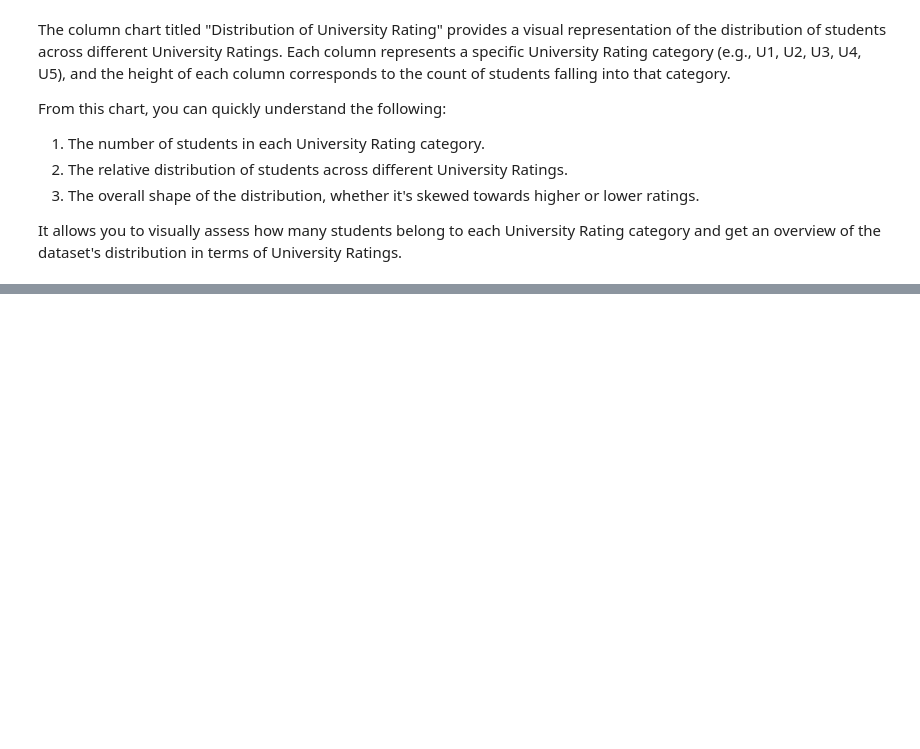
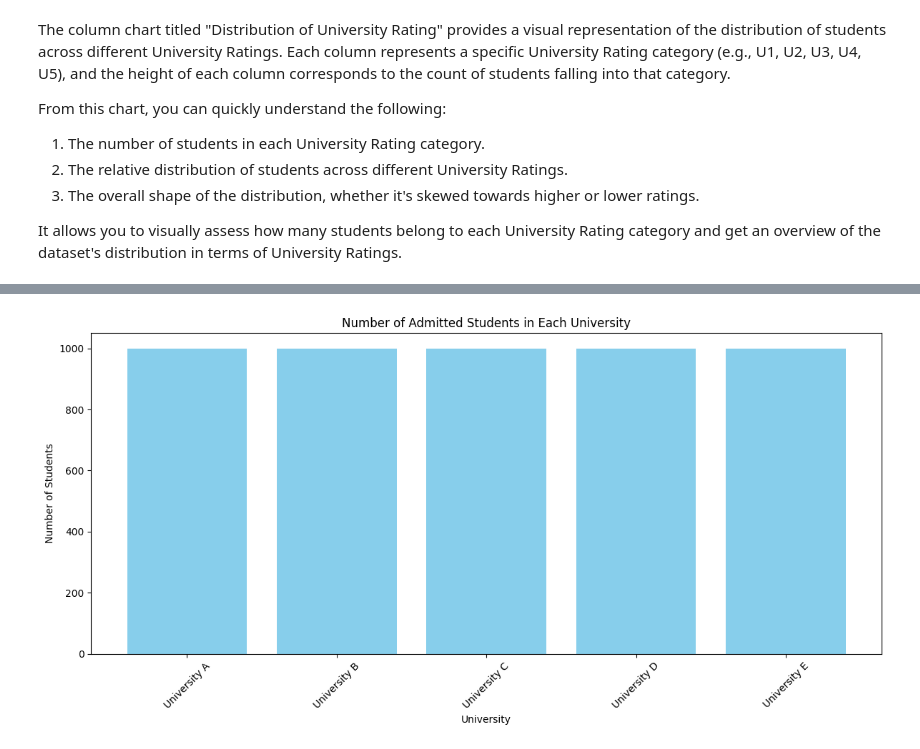
Before and after one commit to aritradey-CS/Admission-Prediction, a Jupyter notebook: _Test_Module_Oct23.ipynb, the cells around one changed output, grey strips where cells are left out. Cells and saved outputs as stored; diff of their text form; code cells hidden in the pictures; blank space fills up the shorter version.

```diff
--- a/_Test_Module_Oct23.ipynb
+++ b/_Test_Module_Oct23.ipynb
@@ -1389,0 +1689,75 @@ It allows you to visually assess how many students belong to each University Rat
+# %%
+import random
+import pandas as pd
+import matplotlib.pyplot as plt
+
+# Generate sample student data
+num_students = 1000
+student_data = {
+    'GRE Score': [random.randint(290, 340) for _ in range(num_students)],
+    'TOEFL Score': [random.randint(80, 120) for _ in range(num_students)],
+    'CGPA': [round(random.uniform(6, 10), 2) for _ in range(num_students)]
+}
+
+# Create a DataFrame for student data
+df = pd.DataFrame(student_data)
+
+# Define a custom "Chance of Admit" function with different cutoffs
+def custom_chance_of_admit(gre_score, toefl_score, cgpa):
+    # Define weights for GRE, TOEFL, and CGPA (you can adjust these weights)
+    gre_weight = 0.3
+    toefl_weight = 0.3
+    cgpa_weight = 0.4
+
+    # Calculate the score based on the weighted sum
+    score = (gre_score * gre_weight) + (toefl_score * toefl_weight) + (cgpa * cgpa_weight)
+
+    return score
+
+# Calculate the custom "Chance of Admit" for each student
+df['Custom Chance of Admit'] = df.apply(lambda row: custom_chance_of_admit(row['GRE Score'], row['TOEFL Score'], row['CGPA']), axis=1)
+
+# Define different cutoffs for students and universities
+student_cutoff = 0.8
+university_cutoffs = {
+    'University A': 0.85,
+    'University B': 0.82,
+    'University C': 0.78,
+    'University D': 0.75,
+    'University E': 0.72
+}
+
+# Initialize a dictionary to store admitted students for each university
+admitted_students = {university: df[df['Custom Chance of Admit'] >= university_cutoff] for university, university_cutoff in university_cutoffs.items()}
+
+# Create a bar chart for the number of admitted students in each university
+fig, ax = plt.subplots(figsize=(12, 6))
+ax.bar(admitted_students.keys(), [len(students) for students in admitted_students.values()], color='skyblue')
+ax.set_title('Number of Admitted Students in Each University')
+ax.set_xlabel('University')
+ax.set_ylabel('Number of Students')
+ax.set_xticklabels(admitted_students.keys(), rotation=45)
+plt.tight_layout()
+plt.show()
+# Display the first few rows of the student data
+print("Sample Student Data:")
+print(df.head())
+
+
+
+# Filter students based on admission criteria
+students_below_cgpa = df[df['CGPA'] < 9.0]
+students_below_gre = df[df['GRE Score'] < 290]
+students_below_toefl = df[df['TOEFL Score'] < 105]
+
+# Get the counts
+count_students_below_cgpa = len(students_below_cgpa)
+count_students_below_gre = len(students_below_gre)
+count_students_below_toefl = len(students_below_toefl)
+
+# Print the counts
+print(f"Number of students with CGPA below 9.0: {count_students_below_cgpa}")
+print(f"Number of students with GRE Score below 290: {count_students_below_gre}")
+print(f"Number of students with TOEFL Score below 105: {count_students_below_toefl}")
+# %% [output]
+[figure, added]
```
Also changed, not shown: parts of 11 cells of this notebook.
